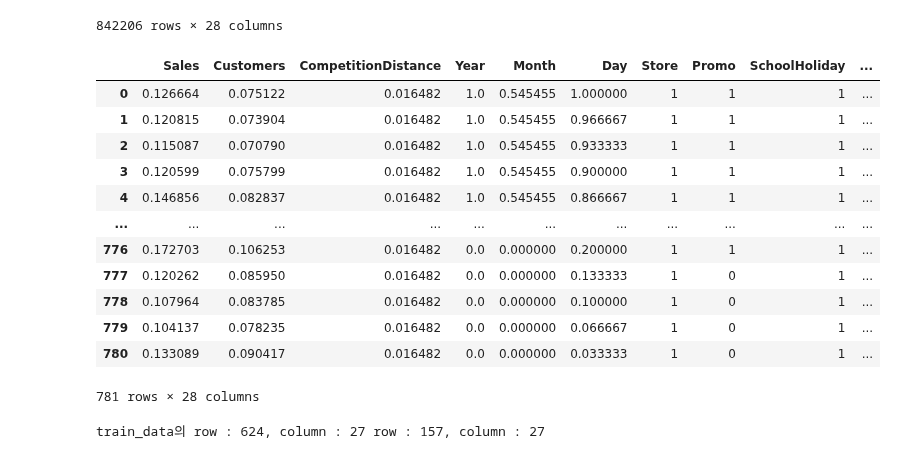
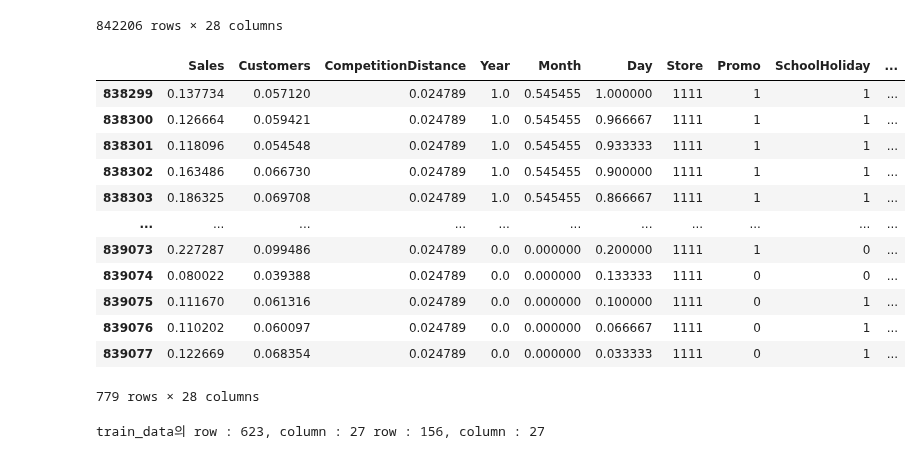
Before and after one commit to daebeobkim/python-bigdata, a Jupyter notebook: 딥러닝/논문/0806 그래프.ipynb, the cells around one changed output. Saved outputs shown, nothing was run; the diff lists cells and outputs as text; code cells hidden in the pictures.

```diff
--- a/딥러닝/논문/0806 그래프.ipynb
+++ b/딥러닝/논문/0806 그래프.ipynb
@@ -102,23 +102,23 @@ data
 | 842205 | 0.088975 | 0.041283 | 0.070280 | 0.0 | 0.000000 | 0.033333 | 1115 | 0 | 1 | ... |
 842206 rows × 28 columns
 # %%
-data = data.groupby('Store').get_group(1)
+data = data.groupby('Store').get_group(1111)
 
 data
 # %% [output]
 |  | Sales | Customers | CompetitionDistance | Year | Month | Day | Store | Promo | SchoolHoliday | ... |
-| 0 | 0.126664 | 0.075122 | 0.016482 | 1.0 | 0.545455 | 1.000000 | 1 | 1 | 1 | ... |
-| 1 | 0.120815 | 0.073904 | 0.016482 | 1.0 | 0.545455 | 0.966667 | 1 | 1 | 1 | ... |
-| 2 | 0.115087 | 0.070790 | 0.016482 | 1.0 | 0.545455 | 0.933333 | 1 | 1 | 1 | ... |
-| 3 | 0.120599 | 0.075799 | 0.016482 | 1.0 | 0.545455 | 0.900000 | 1 | 1 | 1 | ... |
-| 4 | 0.146856 | 0.082837 | 0.016482 | 1.0 | 0.545455 | 0.866667 | 1 | 1 | 1 | ... |
+| 838299 | 0.137734 | 0.057120 | 0.024789 | 1.0 | 0.545455 | 1.000000 | 1111 | 1 | 1 | ... |
+| 838300 | 0.126664 | 0.059421 | 0.024789 | 1.0 | 0.545455 | 0.966667 | 1111 | 1 | 1 | ... |
+| 838301 | 0.118096 | 0.054548 | 0.024789 | 1.0 | 0.545455 | 0.933333 | 1111 | 1 | 1 | ... |
+| 838302 | 0.163486 | 0.066730 | 0.024789 | 1.0 | 0.545455 | 0.900000 | 1111 | 1 | 1 | ... |
+| 838303 | 0.186325 | 0.069708 | 0.024789 | 1.0 | 0.545455 | 0.866667 | 1111 | 1 | 1 | ... |
 | ... | ... | ... | ... | ... | ... | ... | ... | ... | ... | ... |
-| 776 | 0.172703 | 0.106253 | 0.016482 | 0.0 | 0.000000 | 0.200000 | 1 | 1 | 1 | ... |
-| 777 | 0.120262 | 0.085950 | 0.016482 | 0.0 | 0.000000 | 0.133333 | 1 | 0 | 1 | ... |
-| 778 | 0.107964 | 0.083785 | 0.016482 | 0.0 | 0.000000 | 0.100000 | 1 | 0 | 1 | ... |
-| 779 | 0.104137 | 0.078235 | 0.016482 | 0.0 | 0.000000 | 0.066667 | 1 | 0 | 1 | ... |
-| 780 | 0.133089 | 0.090417 | 0.016482 | 0.0 | 0.000000 | 0.033333 | 1 | 0 | 1 | ... |
+| 839073 | 0.227287 | 0.099486 | 0.024789 | 0.0 | 0.000000 | 0.200000 | 1111 | 1 | 0 | ... |
+| 839074 | 0.080022 | 0.039388 | 0.024789 | 0.0 | 0.000000 | 0.133333 | 1111 | 0 | 0 | ... |
+| 839075 | 0.111670 | 0.061316 | 0.024789 | 0.0 | 0.000000 | 0.100000 | 1111 | 0 | 1 | ... |
+| 839076 | 0.110202 | 0.060097 | 0.024789 | 0.0 | 0.000000 | 0.066667 | 1111 | 0 | 1 | ... |
+| 839077 | 0.122669 | 0.068354 | 0.024789 | 0.0 | 0.000000 | 0.033333 | 1111 | 0 | 1 | ... |
-781 rows × 28 columns
+779 rows × 28 columns
 # %%
 target_col = 'Sales'
 features_cols = data.columns.drop(target_col)
@@ -138,7 +138,7 @@ x_test = x_test.astype(np.float32)
 y_train = y_train.astype(np.float32)
 y_test = y_test.astype(np.float32)
 # %% [output]
-train_data의 row : 624, column : 27 row : 157, column : 27
+train_data의 row : 623, column : 27 row : 156, column : 27
 # %%
 model = tf.keras.Sequential()
 model.add(tf.keras.layers.Dense(256,input_dim = 27,activation='relu'))
```
Also changed, not shown: parts of 3 cells of this notebook.
